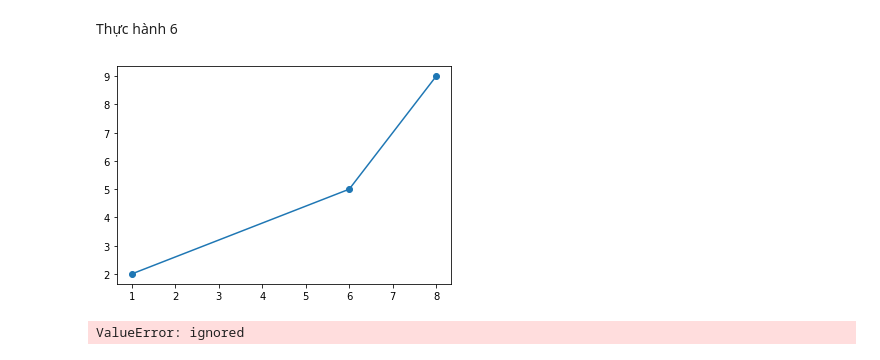
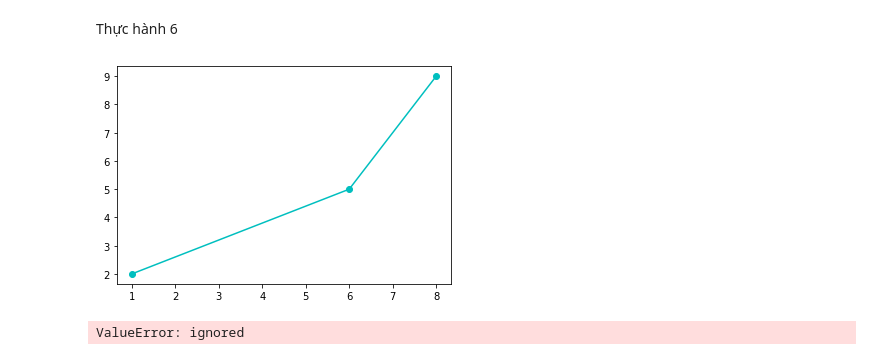
Before and after one commit to gnasche-2003/thuchanhtoancp, a Jupyter notebook: Buổi_2.ipynb, the cells around one changed output. Cells and saved outputs as stored; diff of their text form; code cells hidden in the pictures.

```diff
--- a/Buổi_2.ipynb
+++ b/Buổi_2.ipynb
@@ -106,10 +104,10 @@ from pylab import plot, show
 # %%
 x_numbers = [1,6,8]
 y_numbers = [2,5,9]
-plot(x_numbers, y_numbers, marker='o')
+plot(x_numbers, y_numbers, marker='o', color='c')
 show()
 # %% [output]
-[figure, old version]
+[figure, new version]
 # %%
 plot(x_numbers, y_numbers, marker='c')
 # %% [output]
```
Also changed, not shown: parts of 29 cells of this notebook.
